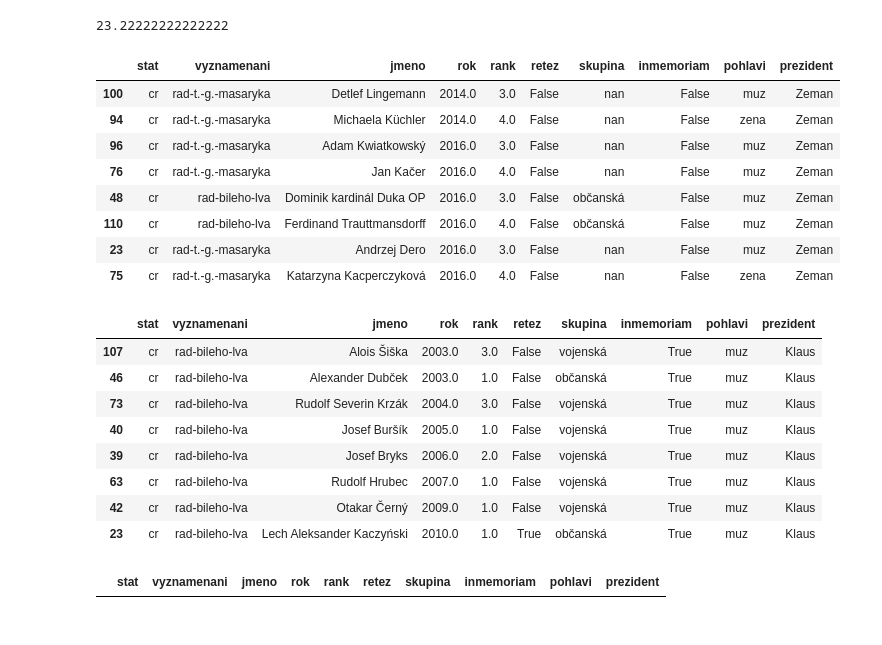
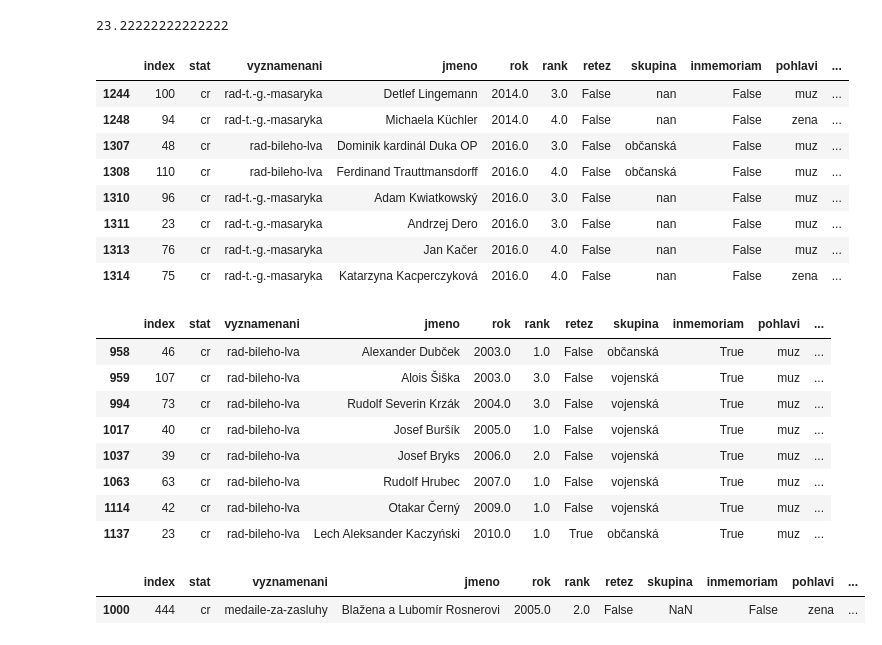
Before and after one commit to DataRozhlas/vyznamenani, a Jupyter notebook: vyznamenani.ipynb, the cells around one changed output. Drawn from its saved outputs; the diff is of its cells as text; code cells hidden in the pictures.

```diff
--- a/vyznamenani.ipynb
+++ b/vyznamenani.ipynb
@@ -185,6 +185,7 @@ metaly.loc[(metaly["jmeno"] == "Karel Raška") & (metaly["rok"] == 2021),"jmeno"
 metaly.loc[(metaly["jmeno"] == "Pavel Žák") & (metaly["rok"] == 2021),"jmeno"]="Pavel Žák II."
 metaly.loc[(metaly["jmeno"] == "Jan Procházka") & (metaly["rok"] == 2017),"jmeno"]="Jan Procházka II."
 metaly.loc[(metaly["jmeno"] == "Jaroslav Strnad") & (metaly["rok"] == 2018),"jmeno"]="Jaroslav Strnad II."
+metaly.loc[(metaly["jmeno"] == "Jan Novák") & (metaly["inmemoriam"] == True),"jmeno"]="Jan Novák II."
 # %%
 metaly["pohlavi"] = "muz"
 metaly.loc[metaly.jmeno.str.contains('|'.join(zeny)),"pohlavi"]="zena"
@@ -197,5 +198,11 @@ metaly.loc[metaly.rok.isin(Havel),"prezident"]="Havel"
 metaly.loc[metaly.rok.isin(Klaus),"prezident"]="Klaus"
 metaly.loc[metaly.rok.isin(Zeman),"prezident"]="Zeman"
 metaly.loc[metaly.rok.isin(Strasky),"prezident"]="Stráský"
+# %%
+metaly = metaly.sort_values(by=["rok","vyznamenani","jmeno"])
+# %%
+metaly = metaly.reset_index()
+# %%
+metaly["id"] = metaly.index
 # %% [markdown]
 ## Kontrola
@@ -803,28 +865,29 @@ metaly[metaly.rok.isin([2004,2005,2006,2007,2008,2009,2010,2011,2012])].groupby(
 # %%
 metaly[(metaly["prezident"] == "Zeman") & (metaly["vyznamenani"] != "medaile-za-hrdinstvi") & (metaly["rank"] != 1)]
 # %% [output]
-|  | stat | vyznamenani | jmeno | rok | rank | retez | skupina | inmemoriam | pohlavi | prezident |
-| 100 | cr | rad-t.-g.-masaryka | Detlef Lingemann | 2014.0 | 3.0 | False | nan | False | muz | Zeman |
-| 94 | cr | rad-t.-g.-masaryka | Michaela Küchler | 2014.0 | 4.0 | False | nan | False | zena | Zeman |
-| 96 | cr | rad-t.-g.-masaryka | Adam Kwiatkowský | 2016.0 | 3.0 | False | nan | False | muz | Zeman |
-| 76 | cr | rad-t.-g.-masaryka | Jan Kačer | 2016.0 | 4.0 | False | nan | False | muz | Zeman |
-| 48 | cr | rad-bileho-lva | Dominik kardinál Duka OP | 2016.0 | 3.0 | False | občanská | False | muz | Zeman |
-| 110 | cr | rad-bileho-lva | Ferdinand Trauttmansdorff | 2016.0 | 4.0 | False | občanská | False | muz | Zeman |
-| 23 | cr | rad-t.-g.-masaryka | Andrzej Dero | 2016.0 | 3.0 | False | nan | False | muz | Zeman |
-| 75 | cr | rad-t.-g.-masaryka | Katarzyna Kacperczyková | 2016.0 | 4.0 | False | nan | False | zena | Zeman |
+|  | index | stat | vyznamenani | jmeno | rok | rank | retez | skupina | inmemoriam | pohlavi | ... |
+| 1244 | 100 | cr | rad-t.-g.-masaryka | Detlef Lingemann | 2014.0 | 3.0 | False | nan | False | muz | ... |
+| 1248 | 94 | cr | rad-t.-g.-masaryka | Michaela Küchler | 2014.0 | 4.0 | False | nan | False | zena | ... |
+| 1307 | 48 | cr | rad-bileho-lva | Dominik kardinál Duka OP | 2016.0 | 3.0 | False | občanská | False | muz | ... |
+| 1308 | 110 | cr | rad-bileho-lva | Ferdinand Trauttmansdorff | 2016.0 | 4.0 | False | občanská | False | muz | ... |
+| 1310 | 96 | cr | rad-t.-g.-masaryka | Adam Kwiatkowský | 2016.0 | 3.0 | False | nan | False | muz | ... |
+| 1311 | 23 | cr | rad-t.-g.-masaryka | Andrzej Dero | 2016.0 | 3.0 | False | nan | False | muz | ... |
+| 1313 | 76 | cr | rad-t.-g.-masaryka | Jan Kačer | 2016.0 | 4.0 | False | nan | False | muz | ... |
+| 1314 | 75 | cr | rad-t.-g.-masaryka | Katarzyna Kacperczyková | 2016.0 | 4.0 | False | nan | False | zena | ... |
 # %%
 metaly[(metaly["vyznamenani"] == "rad-bileho-lva") & (metaly["prezident"] == "Klaus") & (metaly["inmemoriam"] == True)]
 # %% [output]
-|  | stat | vyznamenani | jmeno | rok | rank | retez | skupina | inmemoriam | pohlavi | prezident |
-| 107 | cr | rad-bileho-lva | Alois Šiška | 2003.0 | 3.0 | False | vojenská | True | muz | Klaus |
-| 46 | cr | rad-bileho-lva | Alexander Dubček | 2003.0 | 1.0 | False | občanská | True | muz | Klaus |
-| 73 | cr | rad-bileho-lva | Rudolf Severin Krzák | 2004.0 | 3.0 | False | vojenská | True | muz | Klaus |
-| 40 | cr | rad-bileho-lva | Josef Buršík | 2005.0 | 1.0 | False | vojenská | True | muz | Klaus |
-| 39 | cr | rad-bileho-lva | Josef Bryks | 2006.0 | 2.0 | False | vojenská | True | muz | Klaus |
-| 63 | cr | rad-bileho-lva | Rudolf Hrubec | 2007.0 | 1.0 | False | vojenská | True | muz | Klaus |
-| 42 | cr | rad-bileho-lva | Otakar Černý | 2009.0 | 1.0 | False | vojenská | True | muz | Klaus |
-| 23 | cr | rad-bileho-lva | Lech Aleksander Kaczyński | 2010.0 | 1.0 | True | občanská | True | muz | Klaus |
+|  | index | stat | vyznamenani | jmeno | rok | rank | retez | skupina | inmemoriam | pohlavi | ... |
+| 958 | 46 | cr | rad-bileho-lva | Alexander Dubček | 2003.0 | 1.0 | False | občanská | True | muz | ... |
+| 959 | 107 | cr | rad-bileho-lva | Alois Šiška | 2003.0 | 3.0 | False | vojenská | True | muz | ... |
+| 994 | 73 | cr | rad-bileho-lva | Rudolf Severin Krzák | 2004.0 | 3.0 | False | vojenská | True | muz | ... |
+| 1017 | 40 | cr | rad-bileho-lva | Josef Buršík | 2005.0 | 1.0 | False | vojenská | True | muz | ... |
+| 1037 | 39 | cr | rad-bileho-lva | Josef Bryks | 2006.0 | 2.0 | False | vojenská | True | muz | ... |
+| 1063 | 63 | cr | rad-bileho-lva | Rudolf Hrubec | 2007.0 | 1.0 | False | vojenská | True | muz | ... |
+| 1114 | 42 | cr | rad-bileho-lva | Otakar Černý | 2009.0 | 1.0 | False | vojenská | True | muz | ... |
+| 1137 | 23 | cr | rad-bileho-lva | Lech Aleksander Kaczyński | 2010.0 | 1.0 | True | občanská | True | muz | ... |
 # %%
-metaly[metaly.jmeno.str.contains("Weit")]
+metaly[metaly.jmeno.str.contains(" a ")]
 # %% [output]
-|  | stat | vyznamenani | jmeno | rok | rank | retez | skupina | inmemoriam | pohlavi | prezident |
+|  | index | stat | vyznamenani | jmeno | rok | rank | retez | skupina | inmemoriam | pohlavi | ... |
+| 1000 | 444 | cr | medaile-za-zasluhy | Blažena a Lubomír Rosnerovi | 2005.0 | 2.0 | False | NaN | False | zena | ... |
```
Also changed, not shown: parts of 48 cells of this notebook, 1 other file.
